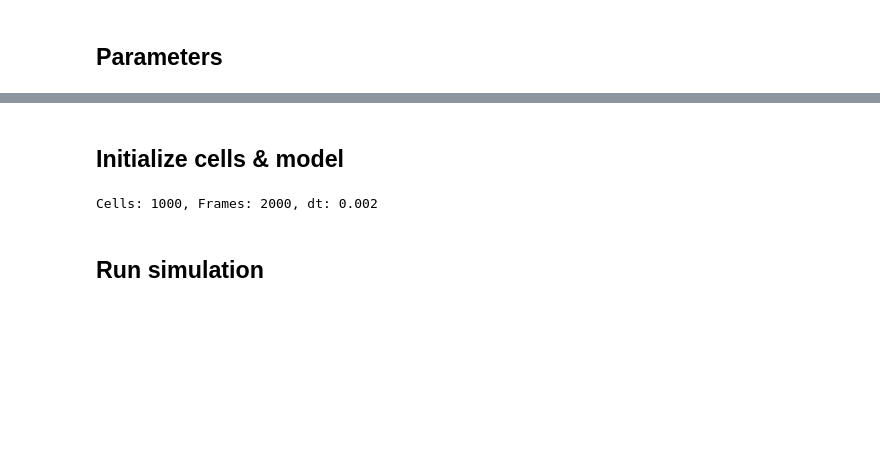
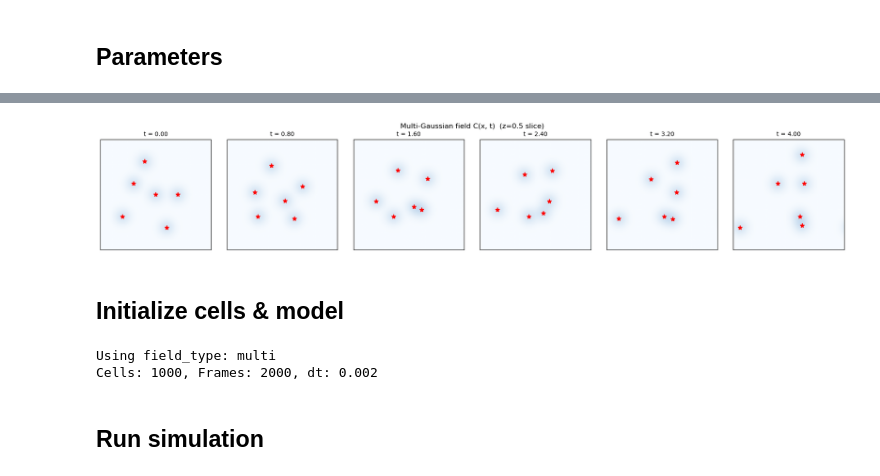
Before and after one commit to allierc/cell-gnn, a Jupyter notebook: notebooks/test_dynamic_field_generator.ipynb, the cells around one changed output, grey strips where cells are left out. Drawn from its saved outputs; the diff is of its cells as text; code cells hidden in the pictures; blank space fills up the shorter version.

Commit message:
test large and small field

```diff
--- a/notebooks/test_dynamic_field_generator.ipynb
+++ b/notebooks/test_dynamic_field_generator.ipynb
@@ -61,6 +126,47 @@ bc_pos, bc_dpos = choose_boundary_values('periodic')
+# %%
+# --- Preview: top-down field snapshots at z=0.5 across time ---
+preview_times = np.linspace(0, n_frames * delta_t, 6)
+
+grid_res_preview = 120
+gxp = np.linspace(0, 1, grid_res_preview)
+gyp = np.linspace(0, 1, grid_res_preview)
+GXp, GYp = np.meshgrid(gxp, gyp)
+grid_3d_preview = np.stack([GXp.ravel(), GYp.ravel(), 0.5 * np.ones(GXp.size)], axis=1)
+grid_t_preview = torch.tensor(grid_3d_preview, dtype=torch.float32, device=device)
+
+fig, axes = plt.subplots(1, len(preview_times), figsize=(3 * len(preview_times), 3.2))
+# vmax = S * amplitude (worst-case if all blobs coincided), but typically one dominates
+vmax_preview = float(multi_field_params['amplitude']) * S
+for i, t in enumerate(preview_times):
+    C, _ = moving_gaussian_field(grid_t_preview, float(t), multi_field_params)
+    img = C.squeeze().cpu().numpy().reshape(grid_res_preview, grid_res_preview)
+    ax = axes[i]
+    im = ax.imshow(img, extent=[0, 1, 0, 1], origin='lower',
+                   cmap='Blues', vmin=0, vmax=vmax_preview)
+    # mark each blob's current xy center (z component ignored)
+    centers_t = (multi_field_params['center_0'] + multi_field_params['velocity'] * float(t)).cpu().numpy()
+    for s in range(S):
+        cx, cy = centers_t[s, 0] % 1.0, centers_t[s, 1] % 1.0  # wrap for periodic
+        ax.plot(cx, cy, '*', color='red', markersize=8)
+    ax.set_xlim(0, 1); ax.set_ylim(0, 1); ax.set_aspect('equal')
+    ax.set_title(f't = {t:.2f}', fontsize=10)
+    ax.set_xticks([]); ax.set_yticks([])
+fig.suptitle('Multi-Gaussian field C(x, t)  (z=0.5 slice)', fontsize=12)
+plt.tight_layout()
+plt.show()
+# %% [output]
+[figure, added]
 # %% [markdown]
 ## Initialize cells & model
 # %%
+# --- Choose which field to use ---
+# Set to True to run the simulation with the multi-Gaussian field defined above,
+# or False to keep the original single-Gaussian field (`field_params` from earlier).
+use_multi = True
+
+active_field_params = multi_field_params if use_multi else field_params
+print(f"Using field_type: {active_field_params.get('field_type', 'single')}")
+
 torch.manual_seed(42)
 
 # random initial positions in [0,1]^3
@@ -81,11 +187,16 @@ model = ParticleSpringForceDynamicField(
     bc_dpos=bc_dpos,
     dimension=dimension,
     noise_model_level=noise_level,
-    field_params=field_params,
+    field_params=active_field_params,
 )
 
+# make the selected field_params visible to the rest of the notebook under the
+# usual `field_params` name (simulation loop / video cells read that variable).
+field_params = active_field_params
+
 print(f'Cells: {n_cells}, Frames: {n_frames}, dt: {delta_t}')
 # %% [output]
+Using field_type: multi
 Cells: 1000, Frames: 2000, dt: 0.002
 # %% [markdown]
 ## Run simulation
```
Also changed, not shown: parts of 5 cells of this notebook, 25 other files.
